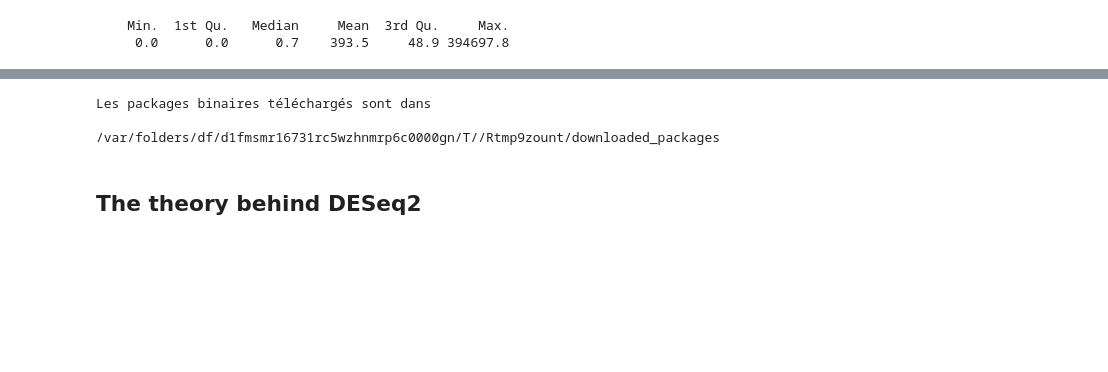
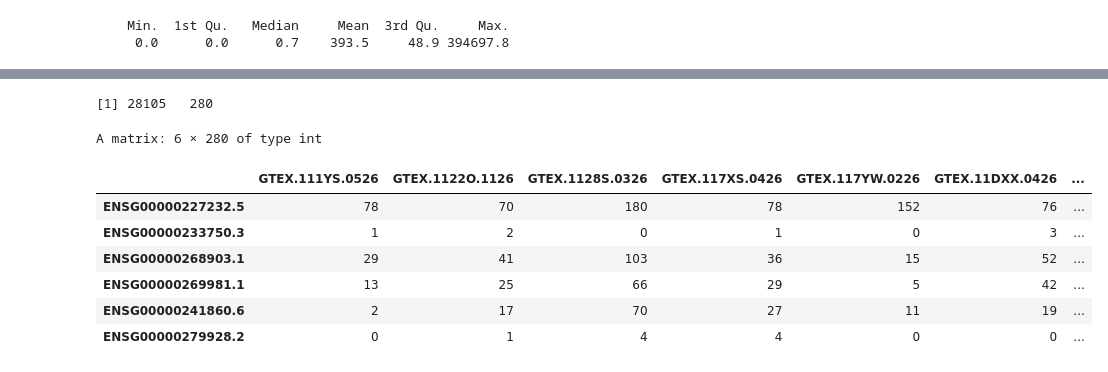
Before and after one commit to Abellanger123/GenomicProject, a Jupyter notebook: Functional Genomics Project.ipynb, the cells around one changed output, grey strips where cells are left out. Saved outputs shown, nothing was run; the diff lists cells and outputs as text; code cells hidden in the pictures; blank space fills up the shorter version.

```diff
--- a/Functional Genomics Project.ipynb
+++ b/Functional Genomics Project.ipynb
@@ -296,0 +414,19 @@ DESeq2::plotMA(object = dds_COHORT, ylim = c(-5, 5))
+# %%
+non_technical_variables = c("AGE", "SEX", "HGHT", "WGHT", "BMI")
+formulas_confounding = c("~clinical_data$AGE + clinical_data$TRISCHD + clinical_data$COHORT + clinical_data$DTHHRDY",
+                      "~clinical_data$SEX + clinical_data$DTHHRDY",
+                      "~clinical_data$HGHT + clinical_data$TRISCHD + clinical_data$COHORT + clinical_data$DTHHRDY",
+                      "~clinical_data$WGHT + clinical_data$TRISCHD + clinical_data$COHORT",
+                       "~clinical_data$BMI")
+# %%
+# Create a list DME that will contain the results of differential morphological expression
+DME_confounded_non_technical_variable <- list()
+
+# Iterate through each clinical variables and apply the function DME on them
+for (i in 1:length(non_technical_variables)){
+    variable = non_technical_variables[i]
+    formula = formulas_confounding[i]
+    DME_confounded_non_technical_variable[[variable]] <- DME_confounding(variable, formula)
+}
+# Print the final results of the 5 DME considering confounded variables
+print(DME_confounded_non_technical_variable)
@@ -300,8 +461,7 @@ DESeq2::plotMA(object = dds_COHORT, ylim = c(-5, 5))
 # Read the TSV file into a data frame
 RNA_read_counts_init <- read.table("RNA_read_counts.tsv", header = TRUE, sep = "\t")
 
-# Display the first few rows of the data frame to verify it was read correctly
-#head(RNA_read_counts)
-dim(RNA_read_counts_init)
-head(RNA_read_counts_init)
+rownames(RNA_read_counts_init)<-RNA_read_counts_init$Name
+RNA_read_counts_unfiltered<-as.matrix(RNA_read_counts_init[,-c(1,2)])
+dim(RNA_read_counts_unfiltered)
 # %% [output]
@@ -335,9 +473,9 @@ Let $X=\{x_1,\ldots,x_n\}$ be a sample of a univariate random variable. The _mea
 \mathrm{MAD}=\mathrm{median}(\{\vert x_i-\mathrm{median}(X)\vert\,\vert\,i=1,\ldots,n\})
 \end{equation*}
 # %%
-MAD<-numeric(nrow(RNA_read_counts))
-for (i in 1:nrow(RNA_read_counts)){
-    MAD[i]<-mad(RNA_read_counts[i,])
+MAD<-numeric(nrow(RNA_read_counts_unfiltered))
+for (i in 1:nrow(RNA_read_counts_unfiltered)){
+    MAD[i]<-mad(RNA_read_counts_unfiltered[i,])
 }
 #Get the indices of the transcripts which are extremely little expressed
 rows_to_remove<-which(MAD==0)
@@ -454,9 +487,14 @@ Les objets suivants sont masqués depuis ‘package:matrixStats’:
-# %%
-install.packages("pheatmap")
-library(pheatmap)
-pheatmap(RNA_read_counts, scale = 'row', show_rownames = FALSE)
-# %% [output]
-Les packages binaires téléchargés sont dans
-        /var/folders/df/d1fmsmr16731rc5wzhnmrp6c0000gn/T//Rtmp9zount/downloaded_packages
-# %% [markdown]
-## The theory behind DESeq2
+# %%
+RNA_read_counts<-RNA_read_counts_unfiltered[-rows_to_remove,]
+dim(RNA_read_counts)
+head(RNA_read_counts)
+# %% [output]
+[1] 28105   280
+A matrix: 6 × 280 of type int
+|  | GTEX.111YS.0526 | GTEX.1122O.1126 | GTEX.1128S.0326 | GTEX.117XS.0426 | GTEX.117YW.0226 | GTEX.11DXX.0426 | ... |
+| ENSG00000227232.5 | 78 | 70 | 180 | 78 | 152 | 76 | ... |
+| ENSG00000233750.3 | 1 | 2 | 0 | 1 | 0 | 3 | ... |
+| ENSG00000268903.1 | 29 | 41 | 103 | 36 | 15 | 52 | ... |
+| ENSG00000269981.1 | 13 | 25 | 66 | 29 | 5 | 42 | ... |
+| ENSG00000241860.6 | 2 | 17 | 70 | 27 | 11 | 19 | ... |
+| ENSG00000279928.2 | 0 | 1 | 4 | 4 | 0 | 0 | ... |
```
Also changed, not shown: parts of 35 cells of this notebook.
